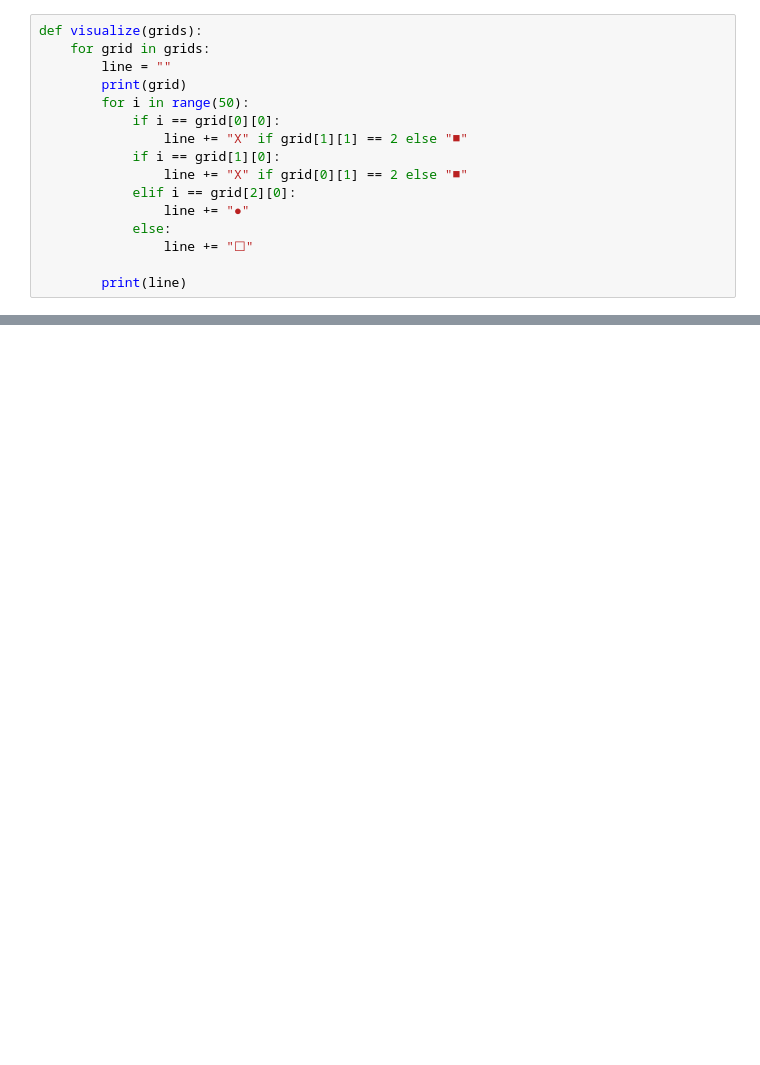
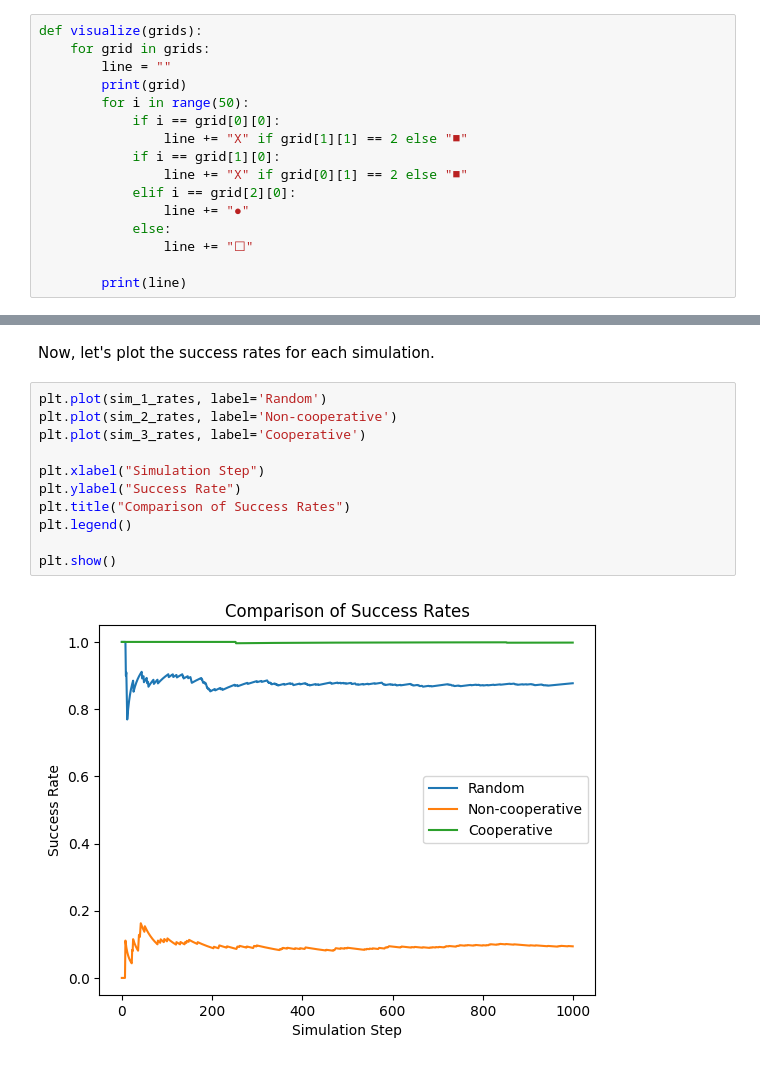
Before and after one commit to WillWangUIUC/PHYS246_FinalProject, a Jupyter notebook: Prisoner_Dilemma.ipynb, the cells around one changed output, grey strips where cells are left out. Drawn from its saved outputs; the diff is of its cells as text; blank space fills up the shorter version.

```diff
--- a/Prisoner_Dilemma.ipynb
+++ b/Prisoner_Dilemma.ipynb
@@ -292,0 +351,15 @@ prey(
+# %% [markdown]
+Now, let's plot the success rates for each simulation.
+# %%
+plt.plot(sim_1_rates, label='Random')
+plt.plot(sim_2_rates, label='Non-cooperative')
+plt.plot(sim_3_rates, label='Cooperative')
+
+plt.xlabel("Simulation Step")
+plt.ylabel("Success Rate")
+plt.title("Comparison of Success Rates")
+plt.legend()
+
+plt.show()
+# %% [output]
+[figure, added]
```
Also changed, not shown: parts of 16 cells of this notebook.
